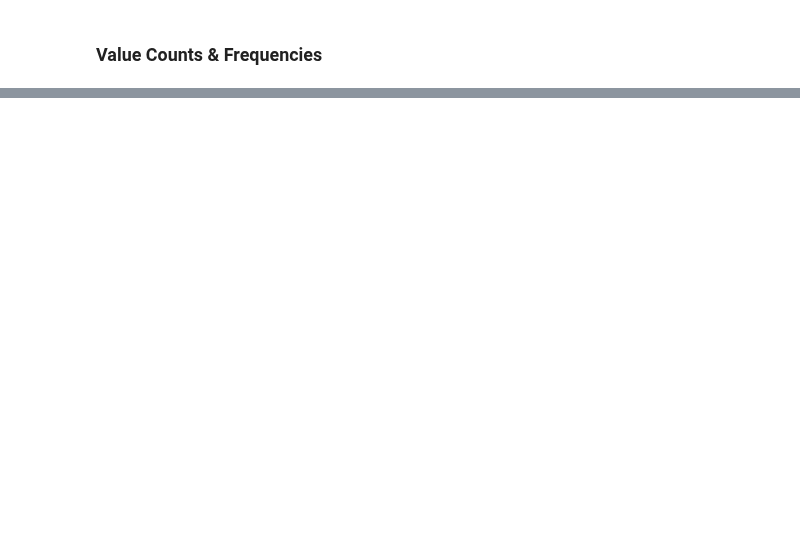
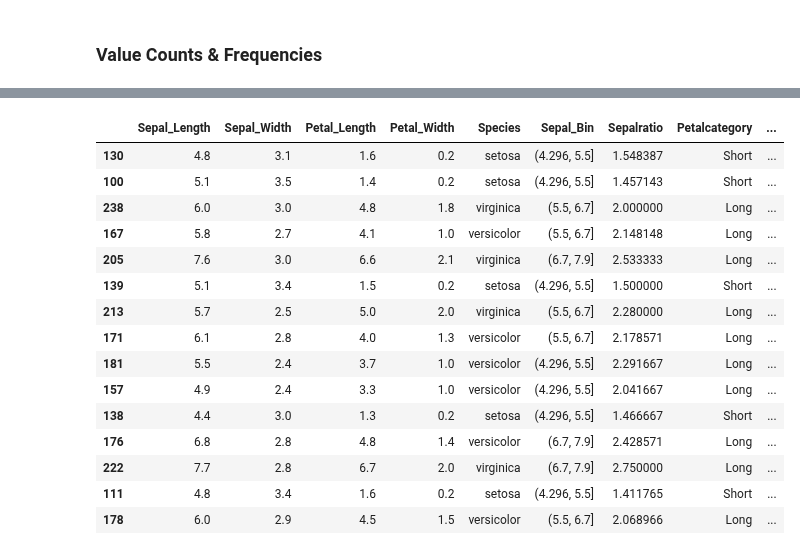
Before and after one commit to Ambily313/Iris-Species-Analysis-with-Grouping-Aggregation-in-Pandas, a Jupyter notebook: iris_eda.ipynb, the cells around one changed output, grey strips where cells are left out. Drawn from its saved outputs; the diff is of its cells as text; code cells hidden in the pictures; blank space fills up the shorter version.

```diff
--- a/iris_eda.ipynb
+++ b/iris_eda.ipynb
@@ -430,0 +512,5 @@ Normalize .value_counts() to get proportions.
+# %%
+# Add prefix "Iris_" to all column names.
+
+df.columns=['Iris_'+col for col in df.columns]
+df.columns
@@ -430,0 +524,5 @@ Normalize .value_counts() to get proportions.
+# %%
+# Remove the prefix again.
+
+df.columns=[col.replace("Iris_",'') for col in df.columns]
+df.columns
@@ -430,0 +535,5 @@ Normalize .value_counts() to get proportions.
+# %%
+# Change index to start from 100 instead of 0.
+
+df.index=range(100, 100+len (df))
+df.head(5)
@@ -430,0 +547,4 @@ Normalize .value_counts() to get proportions.
+# %%
+# Add a new column 'id' with unique identifier using range.
+df['id'] = range(1, len(df) + 1)
+df.tail(5)
@@ -430,0 +594,21 @@ Normalize .value_counts() to get proportions.
+# %%
+# Sample 10% of the data.
+sample_10_percent = df.sample(frac=0.1, random_state=43)
+sample_10_percent
+# %% [output]
+|  | Sepal_Length | Sepal_Width | Petal_Length | Petal_Width | Species | Sepal_Bin | Sepalratio | Petalcategory | ... |
+| 130 | 4.8 | 3.1 | 1.6 | 0.2 | setosa | (4.296, 5.5] | 1.548387 | Short | ... |
+| 100 | 5.1 | 3.5 | 1.4 | 0.2 | setosa | (4.296, 5.5] | 1.457143 | Short | ... |
+| 238 | 6.0 | 3.0 | 4.8 | 1.8 | virginica | (5.5, 6.7] | 2.000000 | Long | ... |
+| 167 | 5.8 | 2.7 | 4.1 | 1.0 | versicolor | (5.5, 6.7] | 2.148148 | Long | ... |
+| 205 | 7.6 | 3.0 | 6.6 | 2.1 | virginica | (6.7, 7.9] | 2.533333 | Long | ... |
+| 139 | 5.1 | 3.4 | 1.5 | 0.2 | setosa | (4.296, 5.5] | 1.500000 | Short | ... |
+| 213 | 5.7 | 2.5 | 5.0 | 2.0 | virginica | (5.5, 6.7] | 2.280000 | Long | ... |
+| 171 | 6.1 | 2.8 | 4.0 | 1.3 | versicolor | (5.5, 6.7] | 2.178571 | Long | ... |
+| 181 | 5.5 | 2.4 | 3.7 | 1.0 | versicolor | (4.296, 5.5] | 2.291667 | Long | ... |
+| 157 | 4.9 | 2.4 | 3.3 | 1.0 | versicolor | (4.296, 5.5] | 2.041667 | Long | ... |
+| 138 | 4.4 | 3.0 | 1.3 | 0.2 | setosa | (4.296, 5.5] | 1.466667 | Short | ... |
+| 176 | 6.8 | 2.8 | 4.8 | 1.4 | versicolor | (6.7, 7.9] | 2.428571 | Long | ... |
+| 222 | 7.7 | 2.8 | 6.7 | 2.0 | virginica | (6.7, 7.9] | 2.750000 | Long | ... |
+| 111 | 4.8 | 3.4 | 1.6 | 0.2 | setosa | (4.296, 5.5] | 1.411765 | Short | ... |
+| 178 | 6.0 | 2.9 | 4.5 | 1.5 | versicolor | (5.5, 6.7] | 2.068966 | Long | ... |
```
Also changed, not shown: parts of 32 cells of this notebook.
